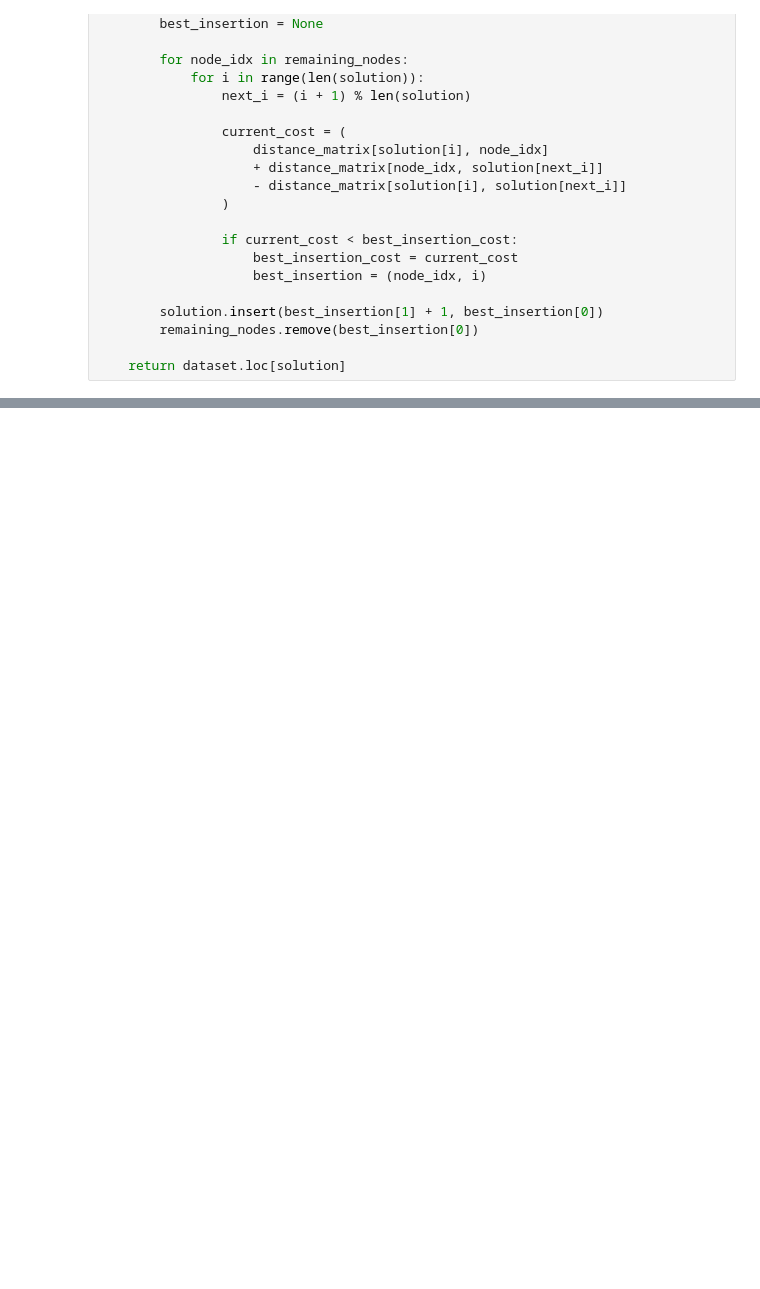
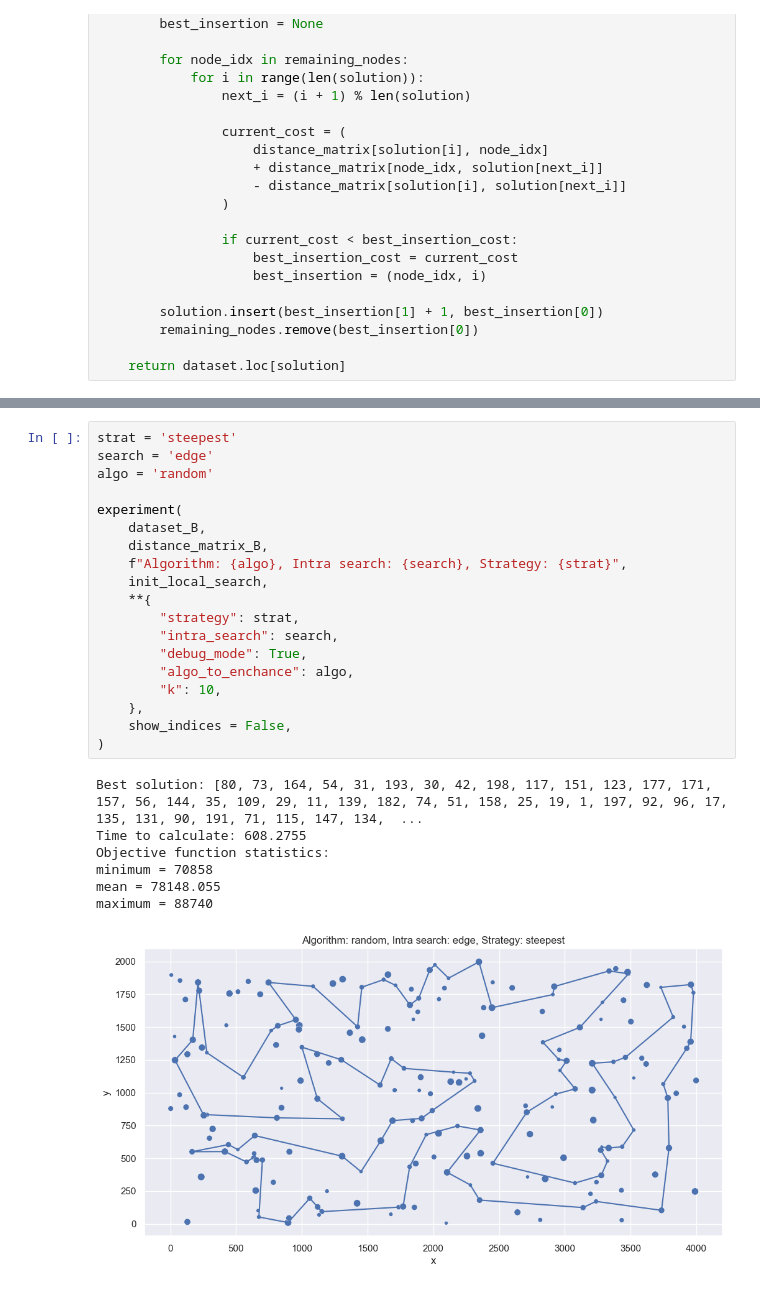
Before and after one commit to AndrukhKiril/EvolutionaryComputation, a Jupyter notebook: Lab 4/EC_lab4.ipynb, the cells around one changed output, grey strips where cells are left out. Drawn from its saved outputs; the diff is of its cells as text; blank space fills up the shorter version.

```diff
--- a/Lab 4/EC_lab4.ipynb
+++ b/Lab 4/EC_lab4.ipynb
@@ -474 +508,28 @@ maximum = 59202
+# %%
+strat = 'steepest'
+search = 'edge'
+algo = 'random'
+
+experiment(
+    dataset_B,
+    distance_matrix_B,
+    f"Algorithm: {algo}, Intra search: {search}, Strategy: {strat}",
+    init_local_search,
+    **{
+        "strategy": strat,
+        "intra_search": search,
+        "debug_mode": True,
+        "algo_to_enchance": algo,
+        "k": 10,
+    },
+    show_indices = False,
+)
+# %% [output]
+Best solution: [80, 73, 164, 54, 31, 193, 30, 42, 198, 117, 151, 123, 177, 171, 157, 56, 144, 35, 109, 29, 11, 139, 182, 74, 51, 158, 25, 19, 1, 197, 92, 96, 17, 135, 131, 90, 191, 71, 115, 147, 134,  ...
+Time to calculate: 608.2755
+Objective function statistics:
+minimum = 70858
+mean = 78148.055
+maximum = 88740
+[figure, added]
 # %% [markdown]
```
Also changed, not shown: parts of 23 cells of this notebook.
